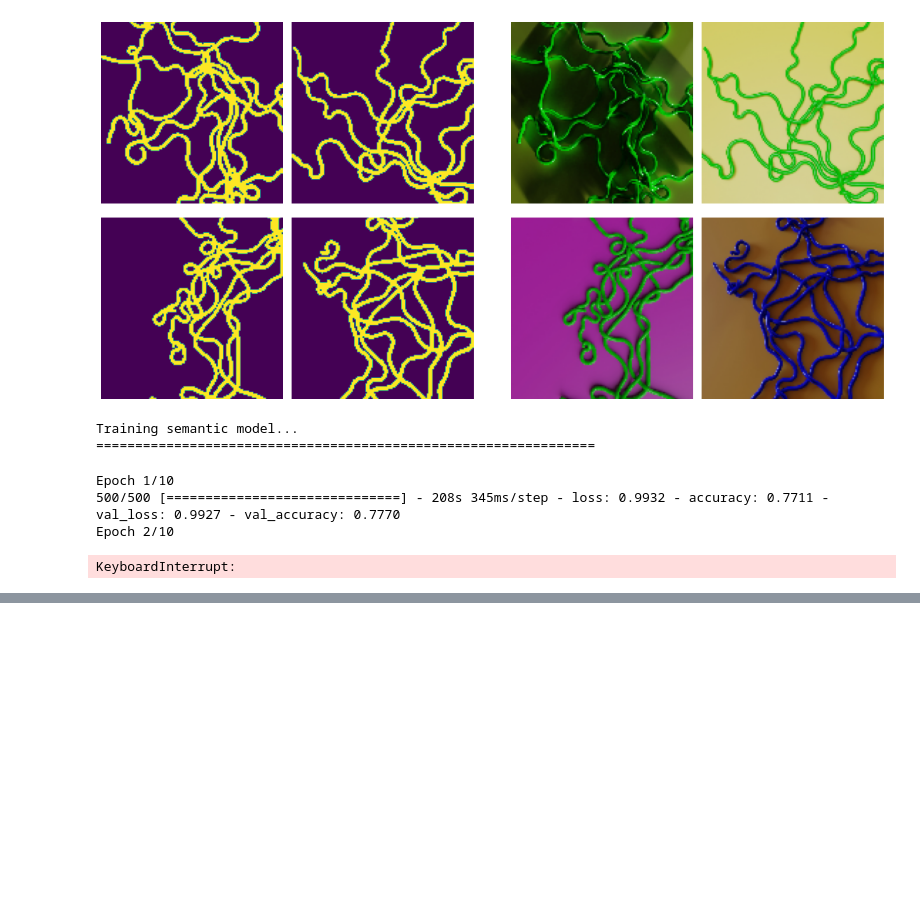
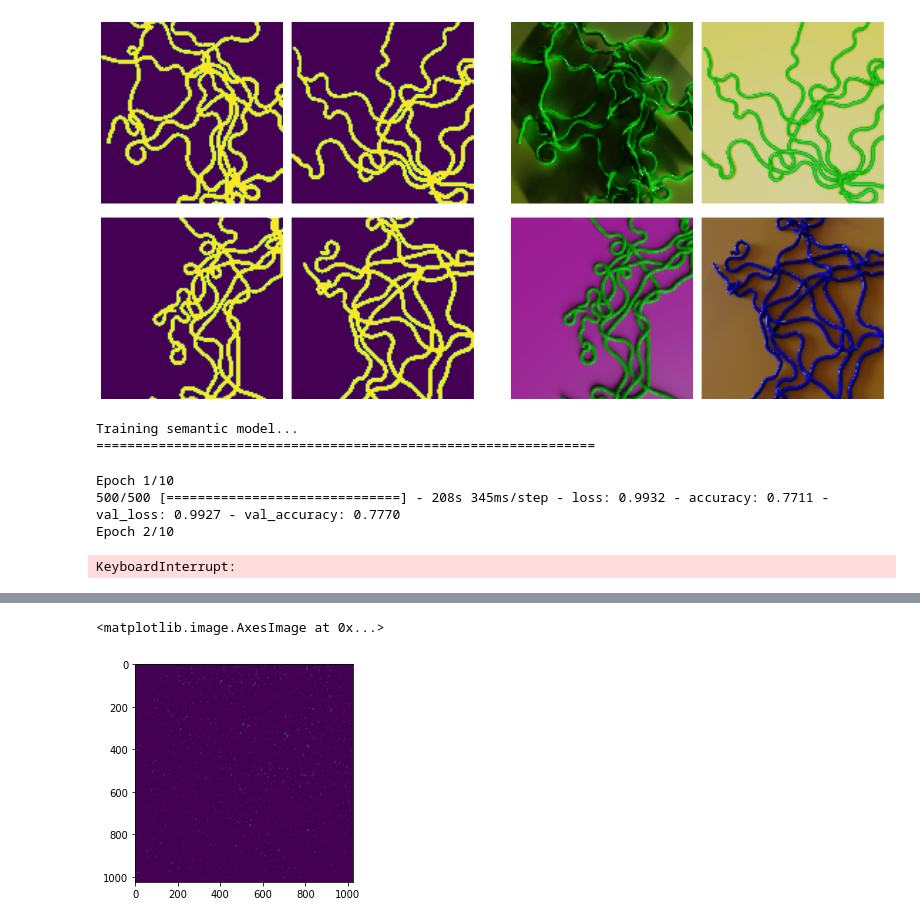
Before and after one commit to NirwanBanerjee/Mask_RCNN, a Jupyter notebook: demo.ipynb, the cells around one changed output, grey strips where cells are left out. Cells and saved outputs as stored; diff of their text form; code cells hidden in the pictures; blank space fills up the shorter version.

```diff
--- a/demo.ipynb
+++ b/demo.ipynb
@@ -316,0 +335,6 @@ KeyboardInterrupt:
+# %%
+import segmentation_models as sm
+def load_semantic_model(checkpoint_path):
+    seg_model = sm.Unet('efficientnetb7', classes=1, activation='sigmoid')
+    seg_model.load_weights(checkpoint_path, by_name=True)
+    return seg_model
@@ -316,0 +343,2 @@ KeyboardInterrupt:
+# %%
+semantic_model = load_semantic_model(r"D:\Nirwan\MRCNN_TF2\Mask-RCNN-TF2\branch_sem_seg_model.h5")
@@ -316,0 +363,5 @@ KeyboardInterrupt:
+# %%
+plt.imshow(binary_mask[0])
+# %% [output]
+<matplotlib.image.AxesImage at 0x...>
+[figure, added]
```
Also changed, not shown: parts of 9 cells of this notebook, 5 other files.
